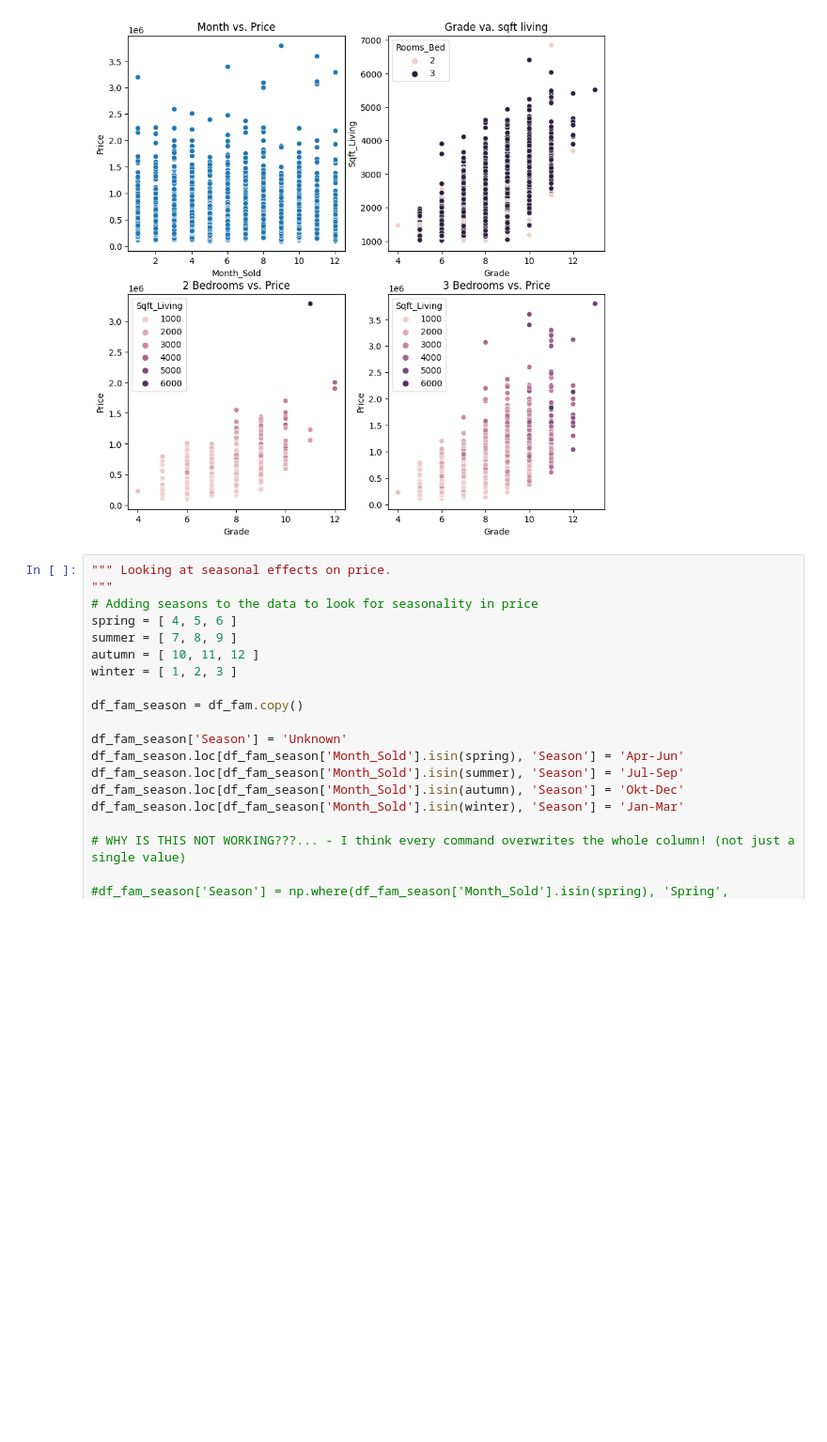
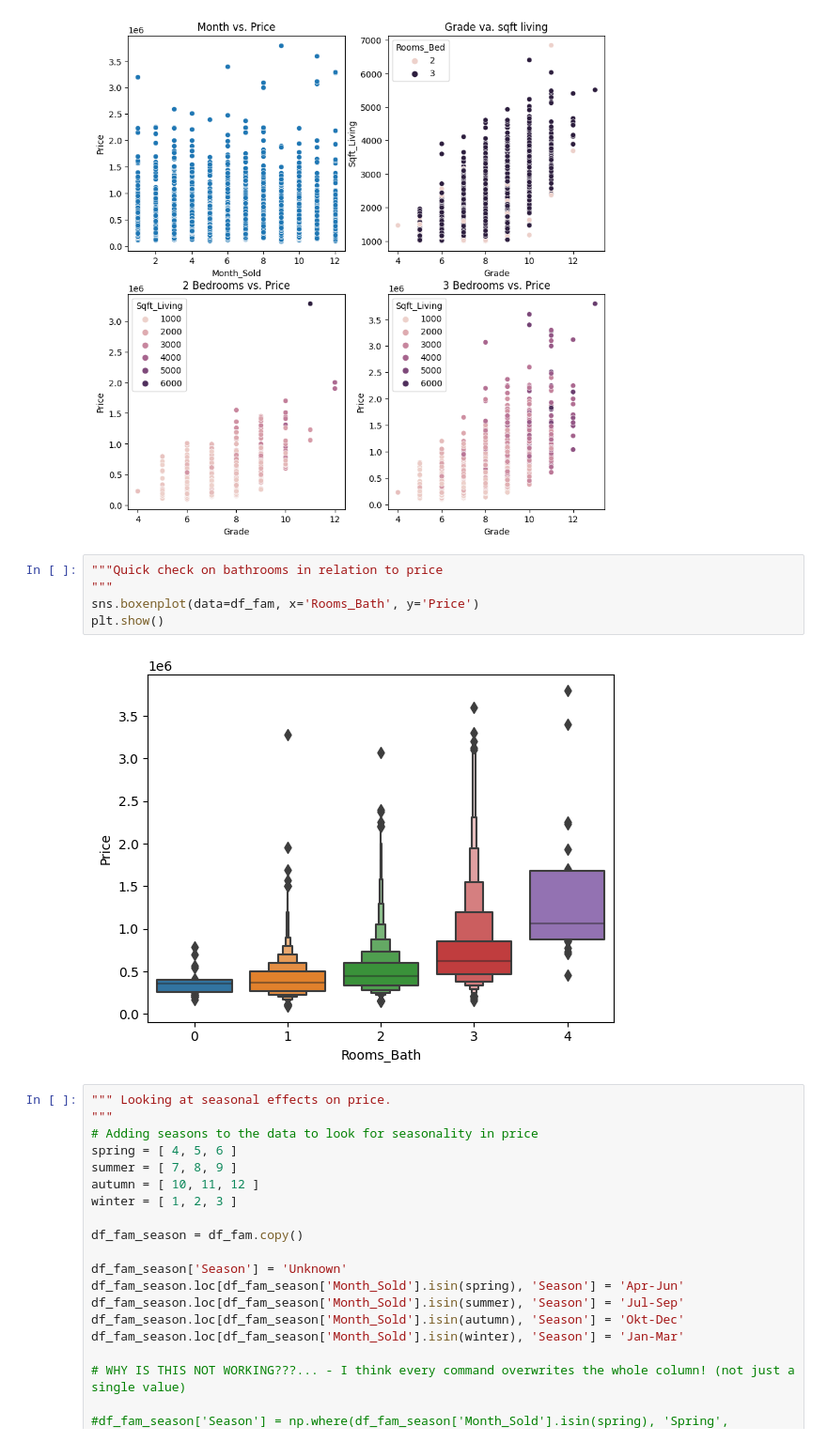
Before and after one commit to xit7/ds-eda-first-project-houses, a Jupyter notebook: 2_assignment-analysis.ipynb, the cells around one changed output. Shown at 94% size. Drawn from its saved outputs; the diff is of its cells as text; blank space fills up the shorter version.

```diff
--- a/2_assignment-analysis.ipynb
+++ b/2_assignment-analysis.ipynb
@@ -323,6 +323,13 @@ sns.scatterplot(data=bed_3, x='Grade', y='Price', hue='Sqft_Living', ax=ax[1, 1]
 plt.show()
 # %% [output]
 [figure]
+# %%
+"""Quick check on bathrooms in relation to price
+"""
+sns.boxenplot(data=df_fam, x='Rooms_Bath', y='Price')
+plt.show()
+# %% [output]
+[figure, added]
 # %%
 """ Looking at seasonal effects on price.
 """
```
Also changed, not shown: parts of 7 cells of this notebook, 6 other files.
